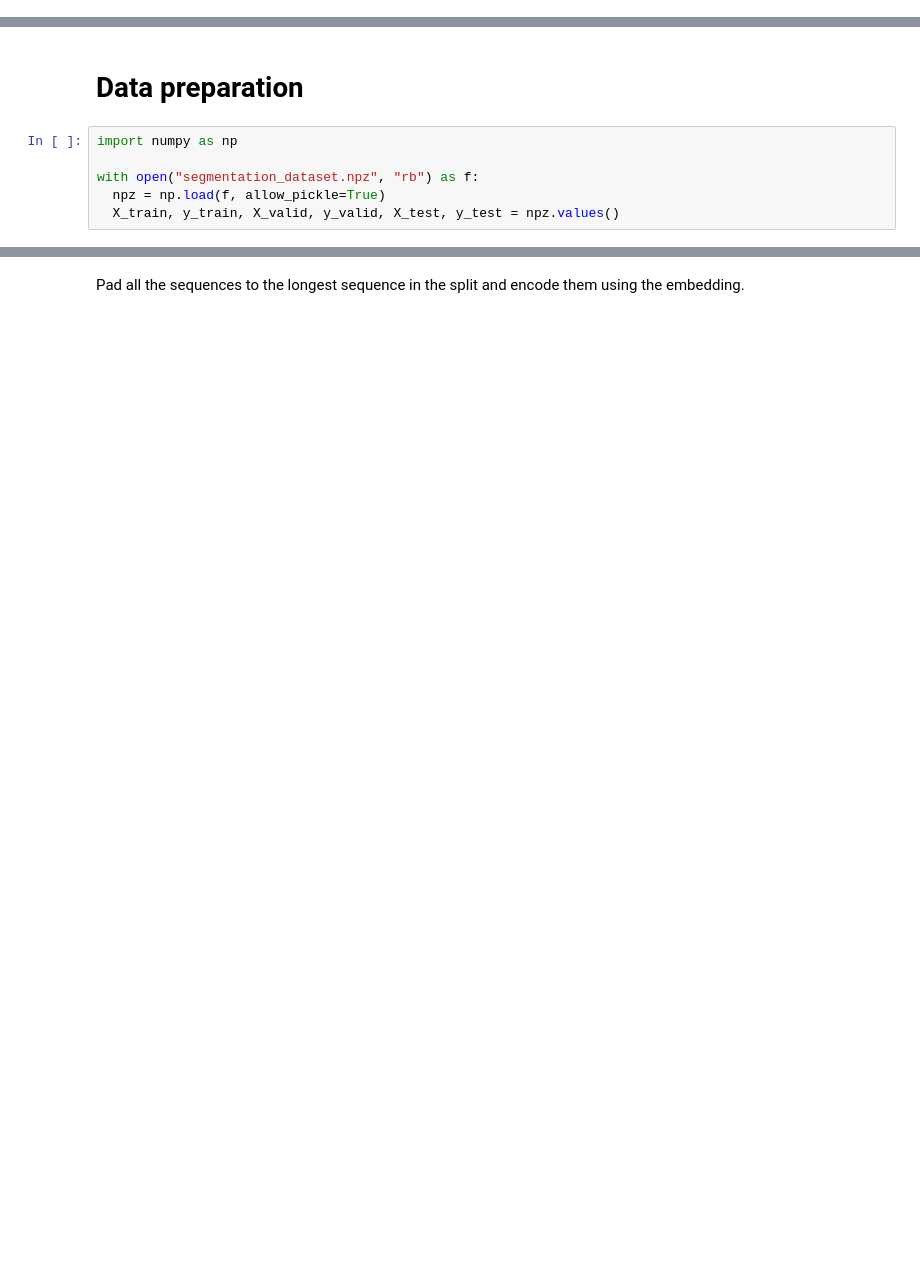
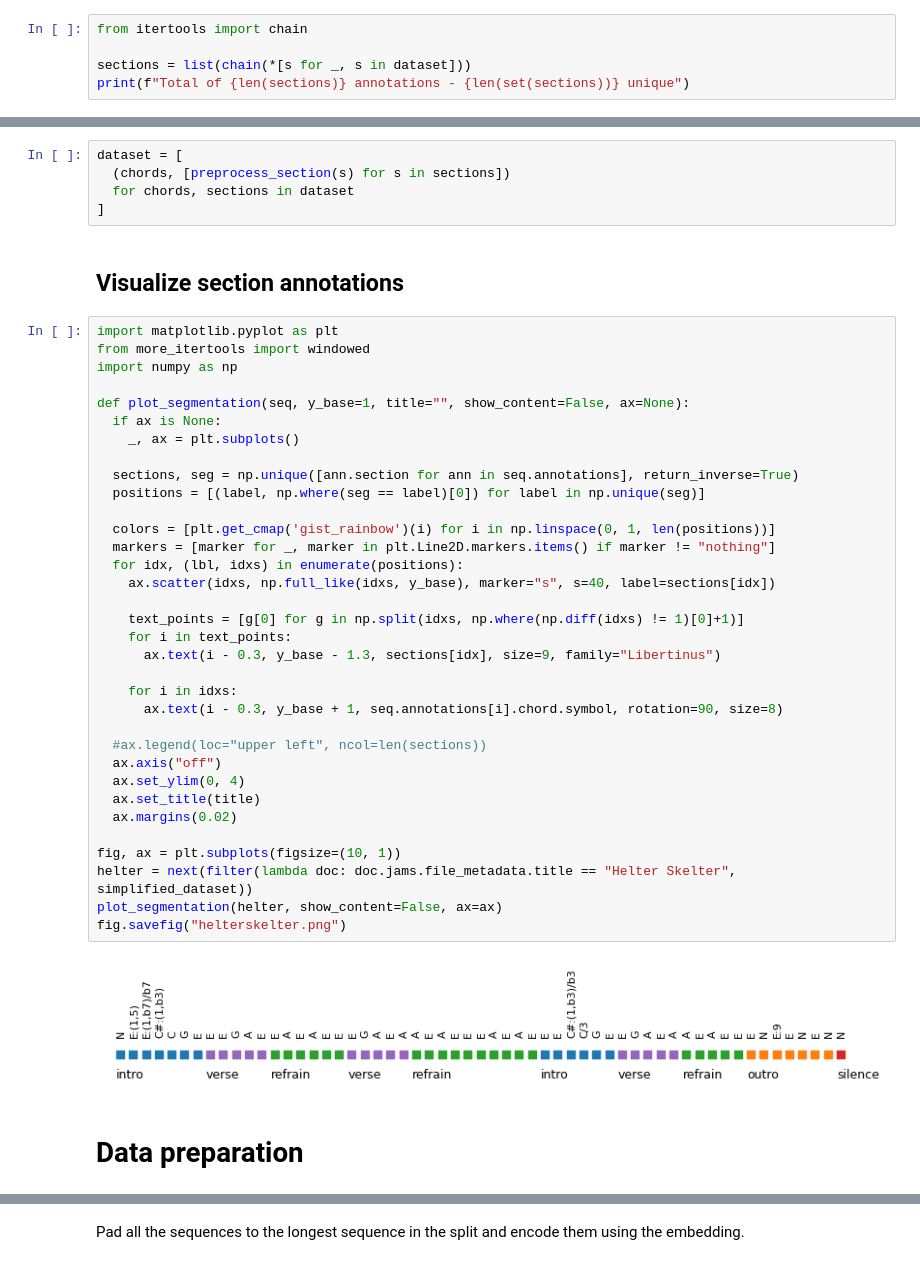
Before and after one commit to n28div/chord-embeddings, a Jupyter notebook: lstm_baseline_segmentation.ipynb, the cells around one changed output, grey strips where cells are left out. Saved outputs shown, nothing was run; the diff lists cells and outputs as text; blank space fills up the shorter version.

Commit message:
mirdata in training notebook

```diff
--- a/lstm_baseline_segmentation.ipynb
+++ b/lstm_baseline_segmentation.ipynb
@@ -6,0 +52,5 @@ Global seed set to 42
+# %%
+from itertools import chain
+
+sections = list(chain(*[s for _, s in dataset]))
+print(f"Total of {len(sections)} annotations - {len(set(sections))} unique")
@@ -7,8 +115,45 @@ Global seed set to 42
+# %%
+dataset = [
+  (chords, [preprocess_section(s) for s in sections])
+  for chords, sections in dataset
+]
+# %% [markdown]
+## Visualize section annotations
+# %%
+import matplotlib.pyplot as plt
+from more_itertools import windowed
+import numpy as np
+
+def plot_segmentation(seq, y_base=1, title="", show_content=False, ax=None):
+  if ax is None:
+    _, ax = plt.subplots()
+
+  sections, seg = np.unique([ann.section for ann in seq.annotations], return_inverse=True)
+  positions = [(label, np.where(seg == label)[0]) for label in np.unique(seg)]
+
+  colors = [plt.get_cmap('gist_rainbow')(i) for i in np.linspace(0, 1, len(positions))]
+  markers = [marker for _, marker in plt.Line2D.markers.items() if marker != "nothing"]
+  for idx, (lbl, idxs) in enumerate(positions):
+    ax.scatter(idxs, np.full_like(idxs, y_base), marker="s", s=40, label=sections[idx])
+
+    text_points = [g[0] for g in np.split(idxs, np.where(np.diff(idxs) != 1)[0]+1)]
+    for i in text_points:
+      ax.text(i - 0.3, y_base - 1.3, sections[idx], size=9, family="Libertinus")
+
+    for i in idxs:
+      ax.text(i - 0.3, y_base + 1, seq.annotations[i].chord.symbol, rotation=90, size=8)
+
+  #ax.legend(loc="upper left", ncol=len(sections))
+  ax.axis("off")
+  ax.set_ylim(0, 4)
+  ax.set_title(title)
+  ax.margins(0.02)
+
+fig, ax = plt.subplots(figsize=(10, 1))
+helter = next(filter(lambda doc: doc.jams.file_metadata.title == "Helter Skelter", simplified_dataset))
+plot_segmentation(helter, show_content=False, ax=ax)
+fig.savefig("helterskelter.png")
+# %% [output]
+[figure, added]
 # %% [markdown]
 # Data preparation
-# %%
-import numpy as np
-
-with open("segmentation_dataset.npz", "rb") as f:
-  npz = np.load(f, allow_pickle=True)
-  X_train, y_train, X_valid, y_valid, X_test, y_test = npz.values()
```
Also changed, not shown: parts of 11 cells of this notebook.
